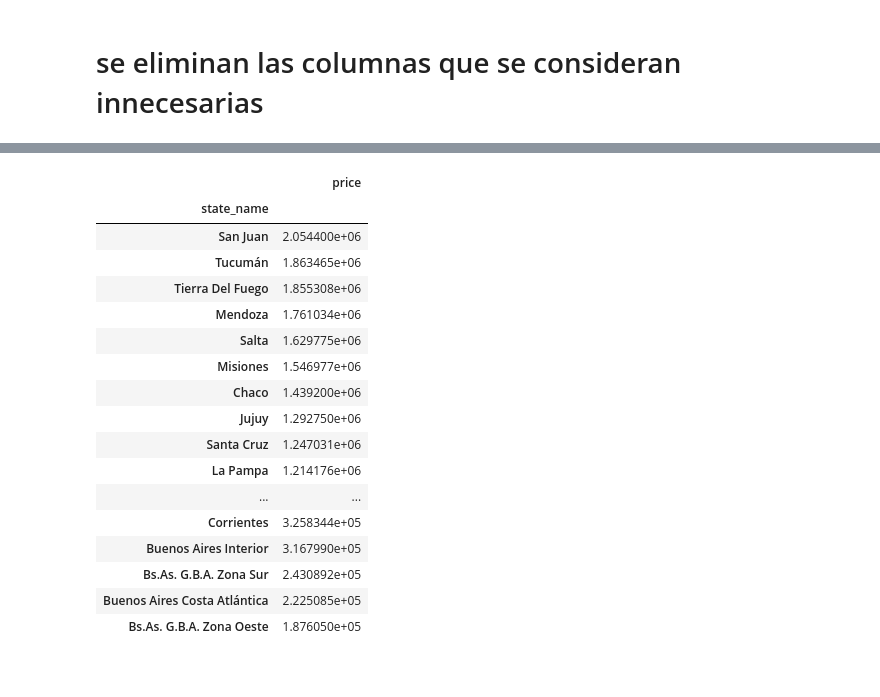
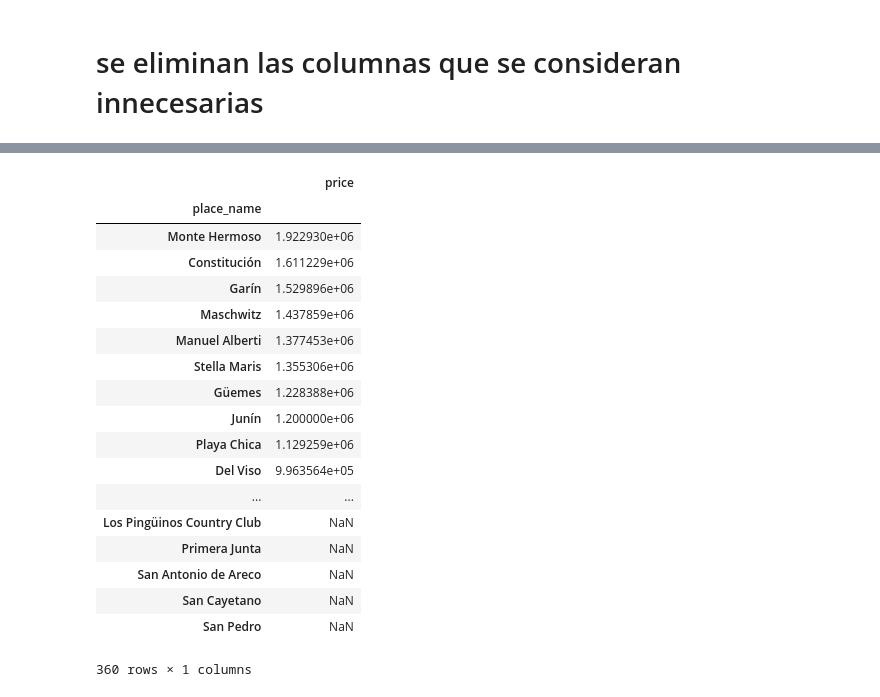
Before and after one commit to yussefomar/tp1OrganizacionComputador, a Jupyter notebook: ANALISIS+EXPLORATORIO+TP1.ipynb, the cells around one changed output, grey strips where cells are left out. Saved outputs shown, nothing was run; the diff lists cells and outputs as text; code cells hidden in the pictures.

```diff
--- a/ANALISIS+EXPLORATORIO+TP1.ipynb
+++ b/ANALISIS+EXPLORATORIO+TP1.ipynb
@@ -10,7 +10,8 @@ import matplotlib.pyplot as plt
 
 plt.style.use('default') # haciendo los graficos un poco mas bonitos xD
 plt.rcParams['figure.figsize'] = (15, 5)
-prop = pd.read_csv('properati-AR-2017-08-01-properties-sell.csv', low_memory=False)
+file_directory = './data_file/properati-AR-2017-08-01-properties-sell.csv'
+prop = pd.read_csv(file_directory, low_memory=False)
 #prop.groupby('price')
 prop.tail()
 # %% [output]
@@ -43,3 +44,13 @@ title                         187482 non-null object
 image_thumbnail               182814 non-null object
 dtypes: float64(13), object(14)
 memory usage: 38.6+ MB
+# %%
+#se nos pode quedarnos con las propiedades de Argentina de cap. fed. y gba
+col_relevantes = ["created_on", "property_type", "place_name", "state_name", "lat", "lon", "price", "currency",\
+                 "price_aprox_local_currency", "price_aprox_usd", "surface_total_in_m2", "surface_covered_in_m2",\
+                 "floor", "rooms", "expenses", "description", "title"]
+prop_baires = prop.loc[(prop["country_name"] == "Argentina") & ( (prop['state_name'] == "Capital Federal") |\
+                                                                 (prop['state_name'].str.contains("G.B.A")) |\
+                                                                (prop['state_name'].str.contains("Buenos Aires")) )\
+                             ,col_relevantes]
+prop_baires['state_name'].value_counts()
@@ -45,0 +65,8 @@ memory usage: 38.6+ MB
+# %%
+# definimos las columnas usadas para definir precio promedio por zona
+col_zonas_precio = ['place_name', 'price']
+
+# Vemos precio promedio de Cap. Fed.
+top_mayor_prom_pre_cap = prop_baires.loc[prop_baires['state_name']=="Capital Federal", :]\
+[col_zonas_precio].groupby('place_name').agg({'price':'mean'}).sort_values(by='price',ascending=False)
+top_mayor_prom_pre_cap
@@ -45,0 +135,6 @@ memory usage: 38.6+ MB
+# %%
+# apartamentos más caros de cap. fed.
+pro_deptos = prop_baires.loc[prop_baires['property_type'] == 'apartment', :]
+deptos_mayor_prom_pre_capfed = pro_deptos.loc[pro_deptos['state_name'] == "Capital Federal", :]\
+[col_zonas_precio].groupby('place_name').agg({'price':'mean'}).sort_values(by='price',ascending=False)
+deptos_mayor_prom_pre_capfed
@@ -46,23 +161,25 @@ memory usage: 38.6+ MB
 # %%
-#lugares mas caros de arg
-a=prop[['state_name','price']].groupby('state_name').agg({'price':'mean'}).sort_values(by='price',ascending=False)
-a
+# apartamentos más caros de buenos aires
+deptos_mayor_prom_pre_bsas = pro_deptos.loc[pro_deptos['state_name'] != "Capital Federal", :]\
+[col_zonas_precio].groupby('place_name').agg({'price':'mean'}).sort_values(by='price',ascending=False)
+deptos_mayor_prom_pre_bsas
 # %% [output]
 |  | price |
-| state_name |  |
-| San Juan | 2.054400e+06 |
-| Tucumán | 1.863465e+06 |
-| Tierra Del Fuego | 1.855308e+06 |
-| Mendoza | 1.761034e+06 |
-| Salta | 1.629775e+06 |
-| Misiones | 1.546977e+06 |
-| Chaco | 1.439200e+06 |
-| Jujuy | 1.292750e+06 |
-| Santa Cruz | 1.247031e+06 |
-| La Pampa | 1.214176e+06 |
+| place_name |  |
+| Monte Hermoso | 1.922930e+06 |
+| Constitución | 1.611229e+06 |
+| Garín | 1.529896e+06 |
+| Maschwitz | 1.437859e+06 |
+| Manuel Alberti | 1.377453e+06 |
+| Stella Maris | 1.355306e+06 |
+| Güemes | 1.228388e+06 |
+| Junín | 1.200000e+06 |
+| Playa Chica | 1.129259e+06 |
+| Del Viso | 9.963564e+05 |
 | ... | ... |
-| Corrientes | 3.258344e+05 |
-| Buenos Aires Interior | 3.167990e+05 |
-| Bs.As. G.B.A. Zona Sur | 2.430892e+05 |
-| Buenos Aires Costa Atlántica | 2.225085e+05 |
-| Bs.As. G.B.A. Zona Oeste | 1.876050e+05 |
+| Los Pingüinos Country Club | NaN |
+| Primera Junta | NaN |
+| San Antonio de Areco | NaN |
+| San Cayetano | NaN |
+| San Pedro | NaN |
+360 rows × 1 columns
```
Also changed, not shown: parts of 18 cells of this notebook.
